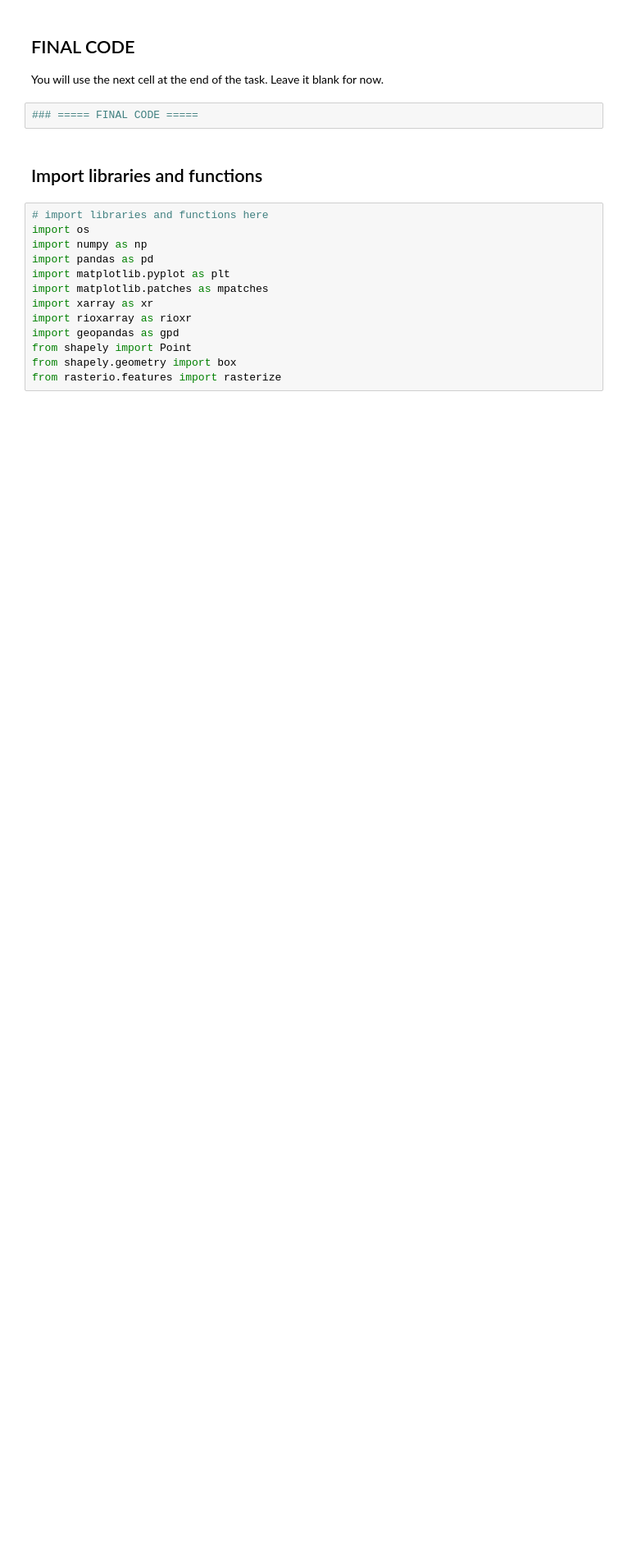
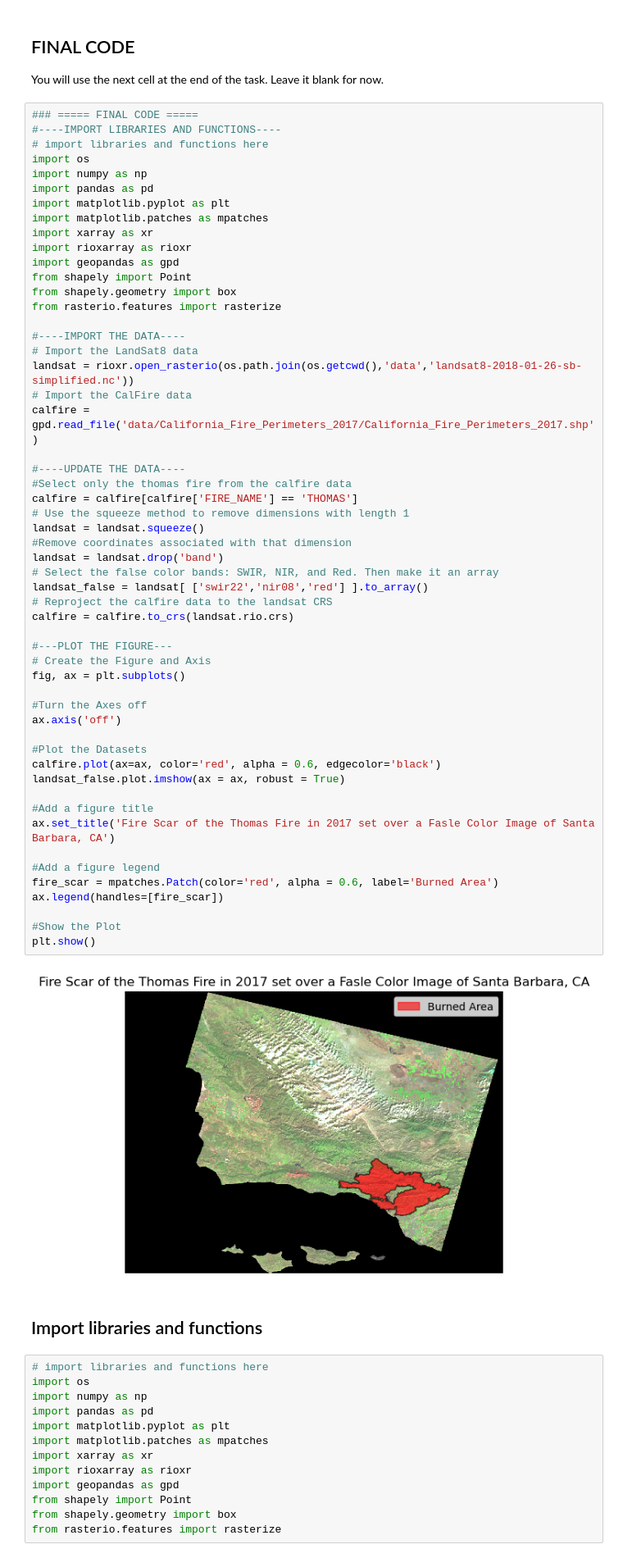
Before and after one commit to hmchilders/eds220-hw-4, a Jupyter notebook: hwk4-task2-false-color.ipynb, the cells around one changed output. Shown at 82% size. Drawn from its saved outputs; the diff is of its cells as text; blank space fills up the shorter version.

```diff
--- a/hwk4-task2-false-color.ipynb
+++ b/hwk4-task2-false-color.ipynb
@@ -51,6 +51,60 @@ All data is in the Canvas-week7-homework zip file.
 You will use the next cell at the end of the task. Leave it blank for now.
 # %%
 ### ===== FINAL CODE =====
+#----IMPORT LIBRARIES AND FUNCTIONS----
+# import libraries and functions here
+import os
+import numpy as np
+import pandas as pd
+import matplotlib.pyplot as plt
+import matplotlib.patches as mpatches
+import xarray as xr
+import rioxarray as rioxr
+import geopandas as gpd
+from shapely import Point
+from shapely.geometry import box
+from rasterio.features import rasterize
+
+#----IMPORT THE DATA----
+# Import the LandSat8 data
+landsat = rioxr.open_rasterio(os.path.join(os.getcwd(),'data','landsat8-2018-01-26-sb-simplified.nc'))
+# Import the CalFire data
+calfire = gpd.read_file('data/California_Fire_Perimeters_2017/California_Fire_Perimeters_2017.shp')
+
+#----UPDATE THE DATA----
+#Select only the thomas fire from the calfire data
+calfire = calfire[calfire['FIRE_NAME'] == 'THOMAS']
+# Use the squeeze method to remove dimensions with length 1
+landsat = landsat.squeeze()
+#Remove coordinates associated with that dimension
+landsat = landsat.drop('band')
+# Select the false color bands: SWIR, NIR, and Red. Then make it an array
+landsat_false = landsat[ ['swir22','nir08','red'] ].to_array()
+# Reproject the calfire data to the landsat CRS
+calfire = calfire.to_crs(landsat.rio.crs)
+
+#---PLOT THE FIGURE---
+# Create the Figure and Axis
+fig, ax = plt.subplots()
+
+#Turn the Axes off
+ax.axis('off')
+
+#Plot the Datasets
+calfire.plot(ax=ax, color='red', alpha = 0.6, edgecolor='black')
+landsat_false.plot.imshow(ax = ax, robust = True)
+
+#Add a figure title
+ax.set_title('Fire Scar of the Thomas Fire in 2017 set over a Fasle Color Image of Santa Barbara, CA')
+
+#Add a figure legend
+fire_scar = mpatches.Patch(color='red', alpha = 0.6, label='Burned Area')
+ax.legend(handles=[fire_scar])
+
+#Show the Plot
+plt.show()
+# %% [output]
+[figure, added]
 # %% [markdown]
 ## Import libraries and functions
 # %%
```
Also changed, not shown: parts of 13 cells of this notebook, 1 other file.
